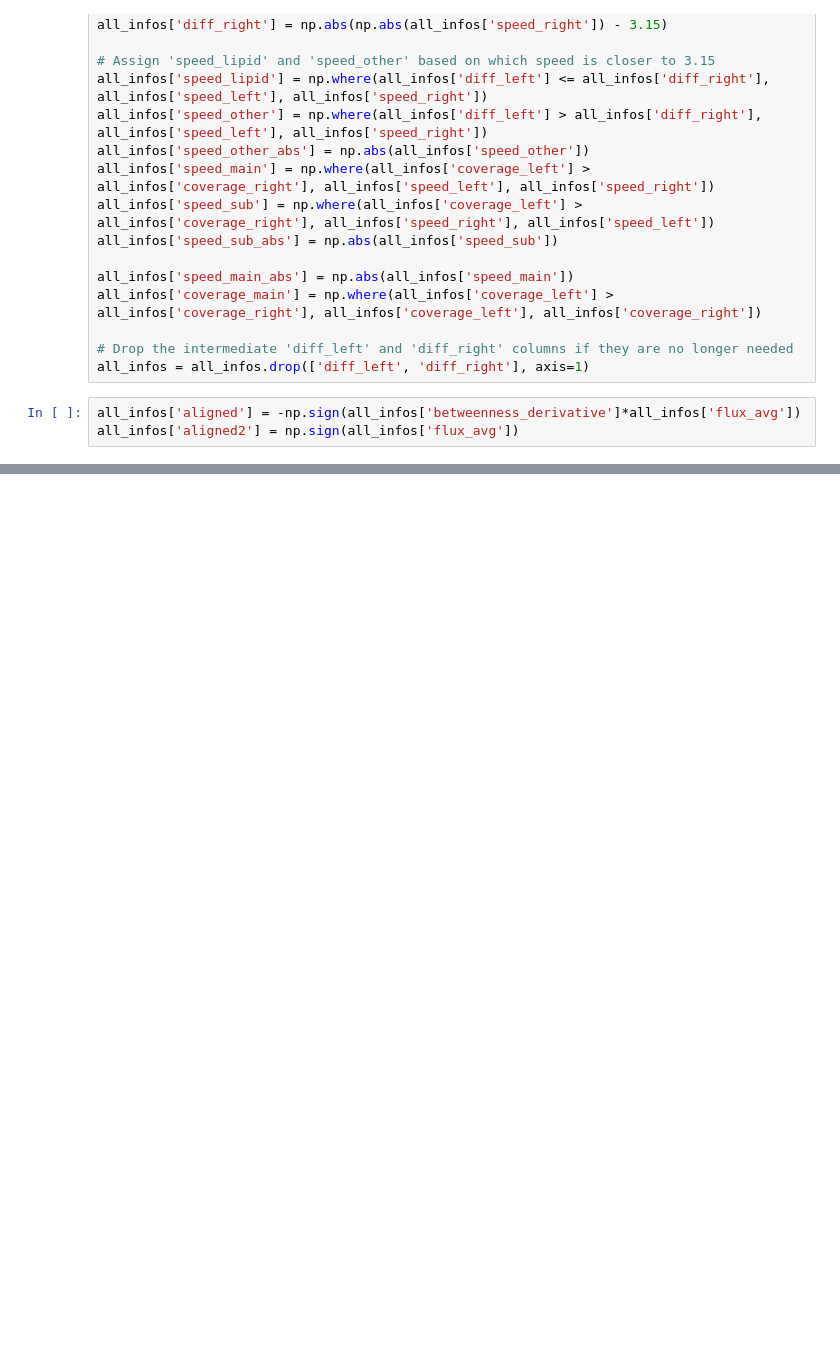
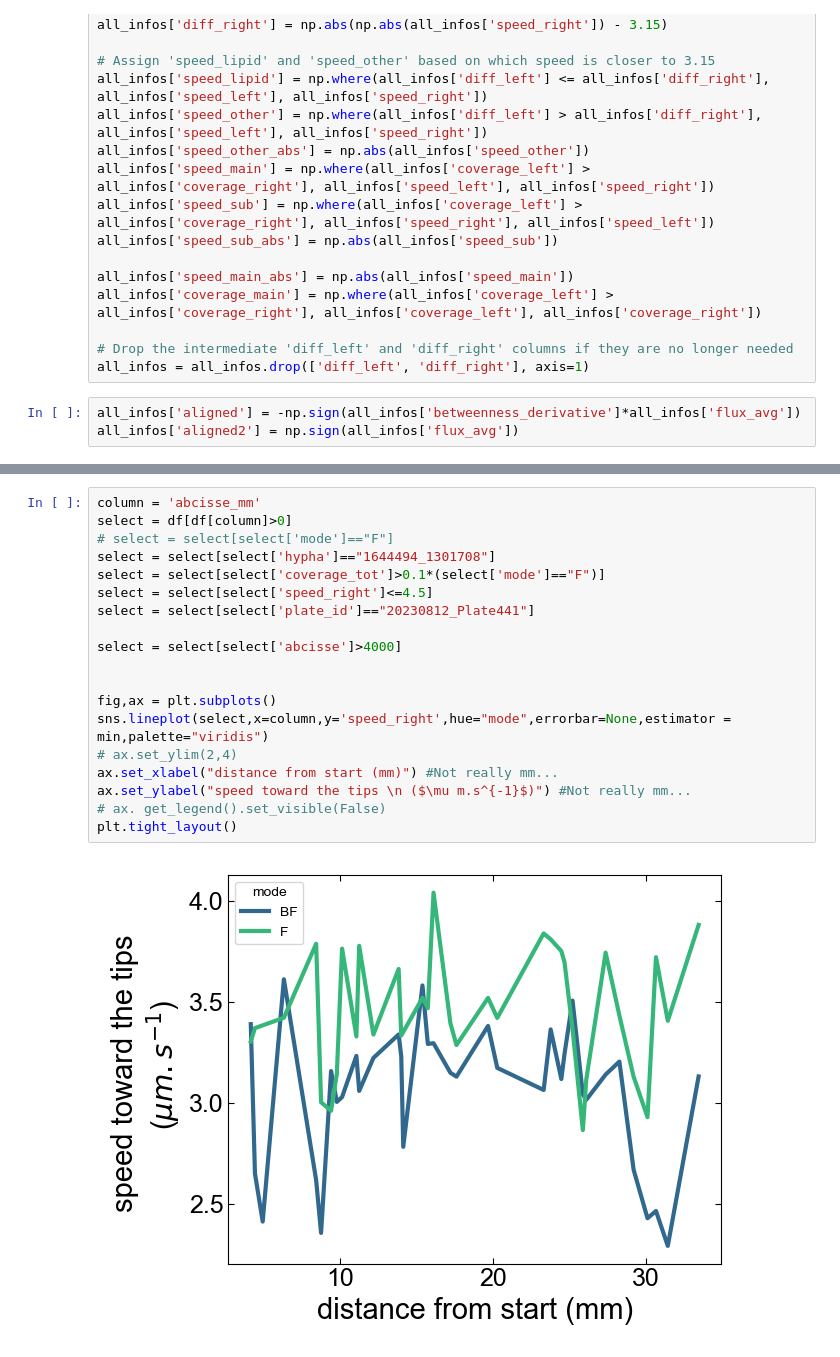
Before and after one commit to Cocopyth/local_amf, a Jupyter notebook: transport_paper/hyphal_abcisse.ipynb, the cells around one changed output, grey strips where cells are left out. Saved outputs shown, nothing was run; the diff lists cells and outputs as text; blank space fills up the shorter version.

```diff
--- a/transport_paper/hyphal_abcisse.ipynb
+++ b/transport_paper/hyphal_abcisse.ipynb
@@ -230,0 +193,21 @@ sns.heatmap(correlation_matrix, annot=True, cmap='coolwarm', linewidths=.5)
+# %%
+column = 'abcisse_mm'
+select = df[df[column]>0]
+# select = select[select['mode']=="F"]
+select = select[select['hypha']=="1644494_1301708"]
+select = select[select['coverage_tot']>0.1*(select['mode']=="F")]
+select = select[select['speed_right']<=4.5]
+select = select[select['plate_id']=="20230812_Plate441"]
+
+select = select[select['abcisse']>4000]
+
+
+fig,ax = plt.subplots()
+sns.lineplot(select,x=column,y='speed_right',hue="mode",errorbar=None,estimator = min,palette="viridis")
+# ax.set_ylim(2,4)
+ax.set_xlabel("distance from start (mm)") #Not really mm...
+ax.set_ylabel("speed toward the tips \n ($\mu m.s^{-1}$)") #Not really mm...
+# ax. get_legend().set_visible(False)
+plt.tight_layout()
+# %% [output]
+[figure, added]
```
Also changed, not shown: parts of 24 cells of this notebook, 30 other files.
